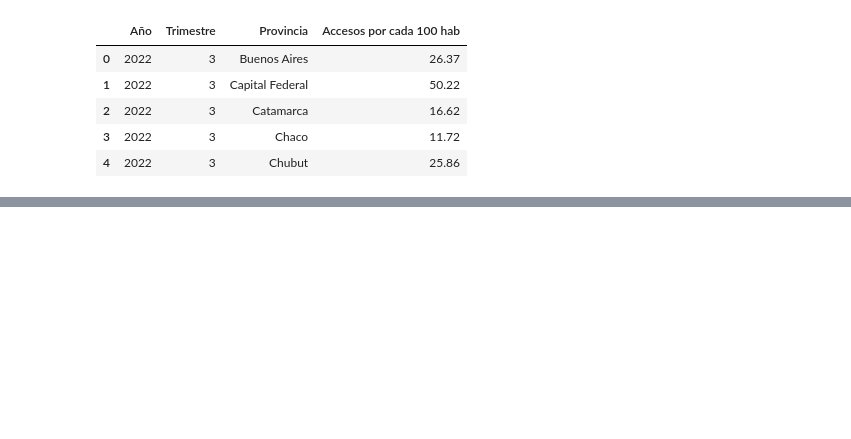
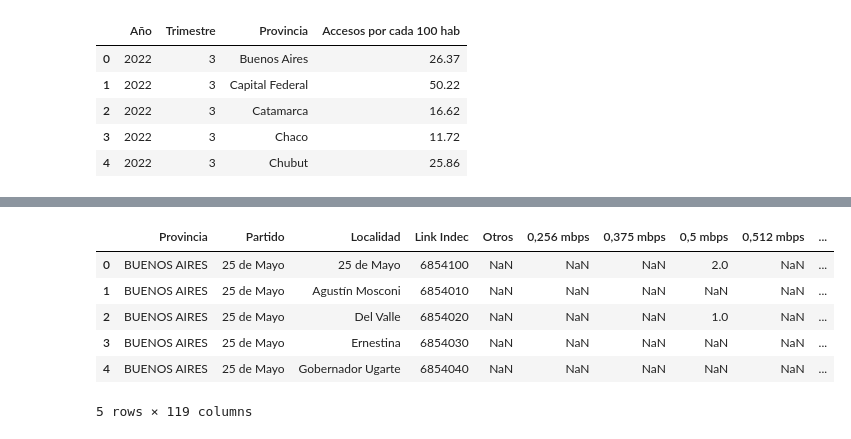
Before and after one commit to pakyxs/ainternet-access-argentina-analysis, a Jupyter notebook: EDA.ipynb, the cells around one changed output, grey strips where cells are left out. Saved outputs shown, nothing was run; the diff lists cells and outputs as text; code cells hidden in the pictures; blank space fills up the shorter version.

```diff
--- a/EDA.ipynb
+++ b/EDA.ipynb
@@ -66,0 +164,10 @@ df
+# %%
+df_ingresos_por_la_operacion_del_servicio_de_internet_fijo.head()
+# %% [output]
+|  | Provincia | Partido | Localidad | Link Indec | Otros | 0,256 mbps | 0,375 mbps | 0,5 mbps | 0,512 mbps | ... |
+| 0 | BUENOS AIRES | 25 de Mayo | 25 de Mayo | 6854100 | NaN | NaN | NaN | 2.0 | NaN | ... |
+| 1 | BUENOS AIRES | 25 de Mayo | Agustín Mosconi | 6854010 | NaN | NaN | NaN | NaN | NaN | ... |
+| 2 | BUENOS AIRES | 25 de Mayo | Del Valle | 6854020 | NaN | NaN | NaN | 1.0 | NaN | ... |
+| 3 | BUENOS AIRES | 25 de Mayo | Ernestina | 6854030 | NaN | NaN | NaN | NaN | NaN | ... |
+| 4 | BUENOS AIRES | 25 de Mayo | Gobernador Ugarte | 6854040 | NaN | NaN | NaN | NaN | NaN | ... |
+5 rows × 119 columns
```
Also changed, not shown: parts of 18 cells of this notebook.
